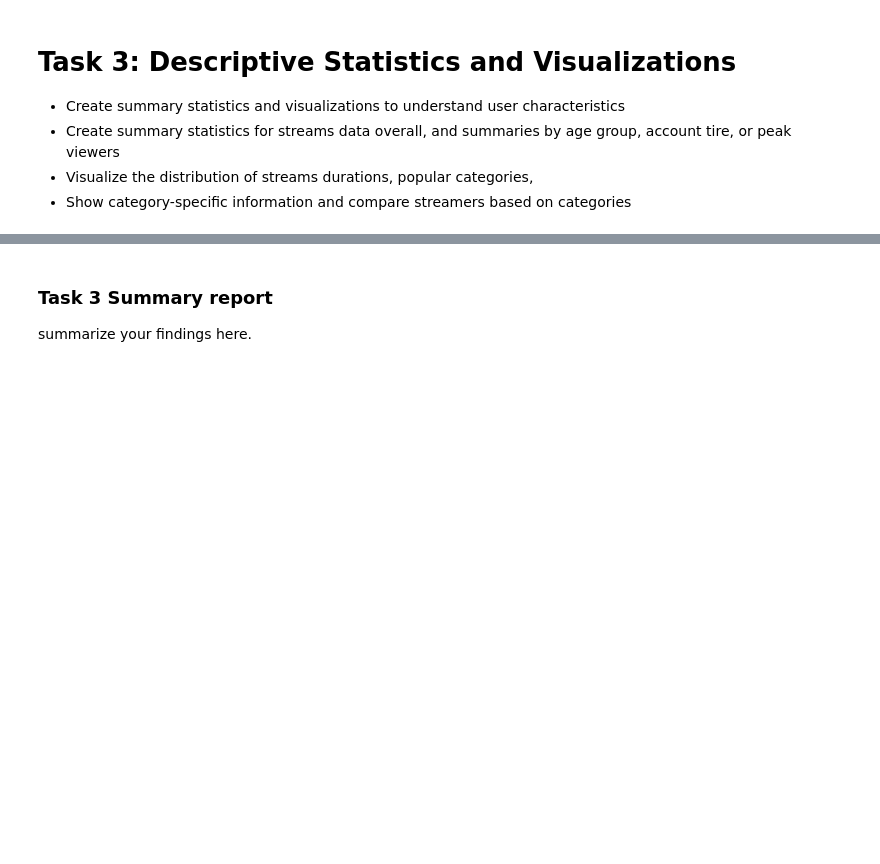
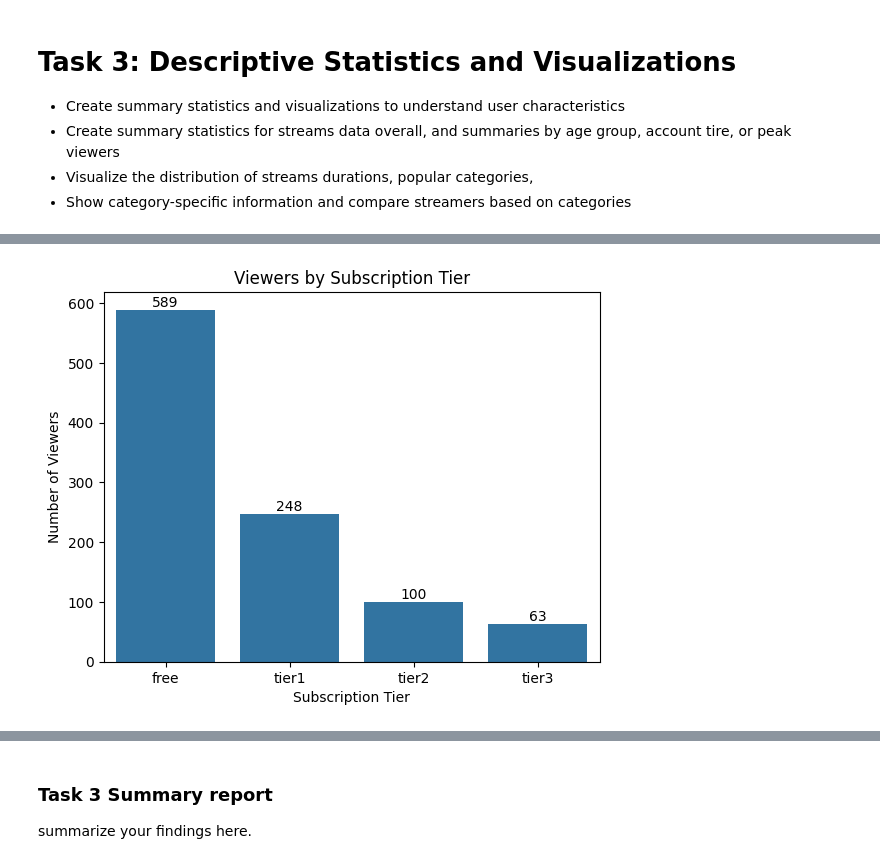
Before and after one commit to zlwym/Assignment01_IAT461, a Jupyter notebook: IAT461-Assignment01-Scaffold.ipynb, the cells around one changed output, grey strips where cells are left out. Saved outputs shown, nothing was run; the diff lists cells and outputs as text; code cells hidden in the pictures; blank space fills up the shorter version.

```diff
--- a/IAT461-Assignment01-Scaffold.ipynb
+++ b/IAT461-Assignment01-Scaffold.ipynb
@@ -562,0 +630,10 @@ import seaborn as sns
+# %%
+#Bar chart of viewers by subscription tier
+subTierChart = sns.barplot(data=tier, x=tier.index, y='total_viewers')
+plt.title('Viewers by Subscription Tier')
+plt.xlabel('Subscription Tier')
+plt.ylabel('Number of Viewers')
+subTierChart.bar_label(subTierChart.containers[0])
+plt.show()
+# %% [output]
+[figure, added]
```
Also changed, not shown: parts of 18 cells of this notebook.
